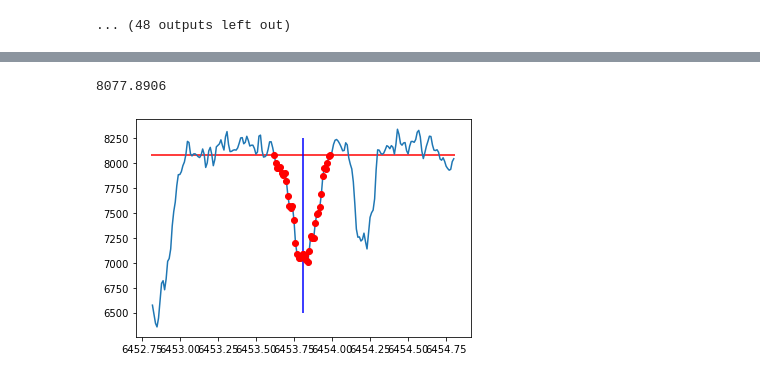
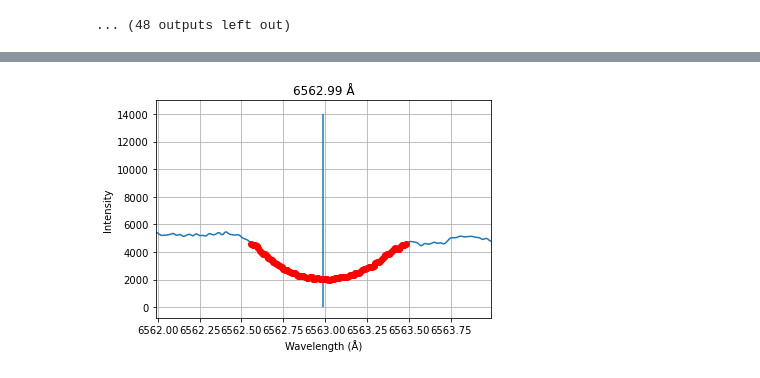
Before and after one commit to vanv1iet/Przybylski_Star_v1, a Jupyter notebook: spectrumPlotTest.ipynb, the cells around one changed output, grey strips where cells are left out. Drawn from its saved outputs; the diff is of its cells as text; code cells hidden in the pictures.

Commit message:
Determining lines
finishing up the isline() function -- test cases coming up

```diff
--- a/spectrumPlotTest.ipynb
+++ b/spectrumPlotTest.ipynb
@@ -460,21 +425,22 @@ array([6574.8735, 6484.722 , 6394.105 , 6357.0864, 6445.4004, 6616.9937,
 # %%
-#robust stat median
-np.median(spectList[np.where((wavelength > 6453.81-1) & (wavelength < 6453.81+1))])
+# #robust stat median
+# np.median(spectList[np.where((wavelength > 6453.81-1) & (wavelength < 6453.81+1))])
-# %% [output]
-8077.8906
 # %%
-plt.plot(wavelength[np.where((wavelength > 6453.81-1) & (wavelength < 6453.81+1))], spectList[np.where((wavelength > 6453.81-1) & (wavelength < 6453.81+1))])
-plt.hlines(np.median(spectList[np.where((wavelength > 6453.81-1) & (wavelength < 6453.81+1))]), 6453.81-1, 6453.81+1, 'r')
-plt.vlines(6453.81, 6500, 8250, 'b')
-indexclosest = np.argmin(np.abs(wLlist - 6453.8142))
-index1 = indexclosest
-while spectArrA[index1] <= np.median(spectList[np.where((wavelength > 6453.81-1) & (wavelength < 6453.81+1))]):
-    plt.plot([wavelength[index1]], [spectArrA[index1]], 'ro')
-    index1 += 1
-index2 = indexclosest
-while spectArrA[index2] <= np.median(spectList[np.where((wavelength > 6453.81-1) & (wavelength < 6453.81+1))]):
-    plt.plot([wavelength[index2]], [spectArrA[index2]], 'ro')
-    index2 -= 1
-plt.show()
+# plt.plot(wavelength[np.where((wavelength > 6453.81-1) & (wavelength < 6453.81+1))], spectList[np.where((wavelength > 6453.81-1) & (wavelength < 6453.81+1))])
+# plt.hlines(np.median(spectList[np.where((wavelength > 6453.81-1) & (wavelength < 6453.81+1))]), 6453.81-1, 6453.81+1, 'r')
+# plt.vlines(6453.81, 6500, 8250, 'b')
+# indexclosest = np.argmin(np.abs(wLlist - 6453.8142))
+# index1 = indexclosest
+# while spectArrA[index1] <= np.median(spectList[np.where((wavelength > 6453.81-1) & (wavelength < 6453.81+1))]):
+#     plt.plot([wavelength[index1]], [spectArrA[index1]], 'ro')
+#     index1 += 1
+# index2 = indexclosest
+# while spectArrA[index2] <= np.median(spectList[np.where((wavelength > 6453.81-1) & (wavelength < 6453.81+1))]):
+#     plt.plot([wavelength[index2]], [spectArrA[index2]], 'ro')
+#     index2 -= 1
+# plt.show()
-# %% [output]
-[figure, removed]
+# %%
+isline(wavelength, spectArrA, 6562.99, 2)
+# line -- good
+# %% [output]
+[figure, added]
```
Also changed, not shown: parts of 10 cells of this notebook, 2 other files.
